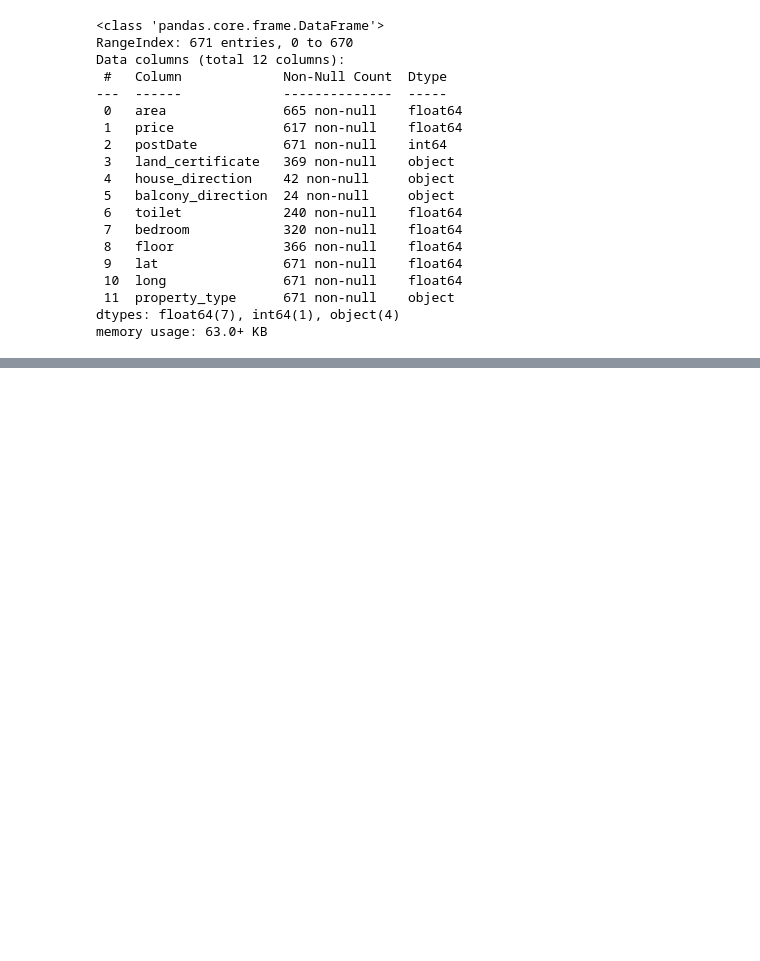
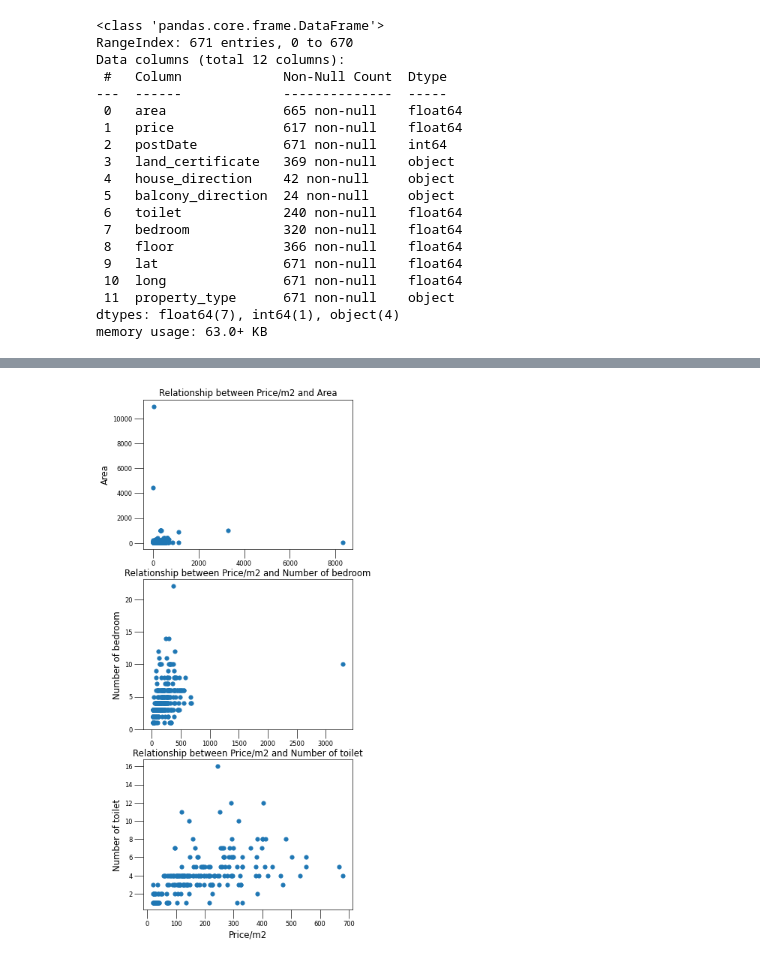
Before and after one commit to Trang27cl/testgit, a Jupyter notebook: house_price_Dống-Da_Hà-Nội_subdata.ipynb, the cells around one changed output, grey strips where cells are left out. Drawn from its saved outputs; the diff is of its cells as text; code cells hidden in the pictures; blank space fills up the shorter version.

```diff
--- a/house_price_Dống-Da_Hà-Nội_subdata.ipynb
+++ b/house_price_Dống-Da_Hà-Nội_subdata.ipynb
@@ -167,0 +170,23 @@ plt.show()
+# %%
+#Vẽ biểu đồ thể hiện sự thay đổi giá nhà trung bình trên 1m2 theo số lượng phòng ngủ, theo số phòng toilet hoặc theo diện tích.
+df['price_m2']=round(df['price']/df['area'],0)
+fig, ax = plt.subplots(3, 1,figsize = (6,15),dpi=60)
+ax[0].scatter(df['price_m2'],df['area'], s = 40)
+ax[1].scatter(df['price_m2'],df['bedroom'], s = 40)
+ax[2].scatter(df['price_m2'],df['toilet'], s = 40)
+
+ax[0].set_title('Relationship between Price/m2 and Area', fontsize = 14)
+ax[1].set_title('Relationship between Price/m2 and Number of bedroom', fontsize = 14)
+ax[2].set_title('Relationship between Price/m2 and Number of toilet', fontsize = 14)
+
+ax[0].set_ylabel('Area', fontsize = 14)
+ax[1].set_ylabel('Number of bedroom', fontsize = 14)
+ax[2].set_xlabel('Price/m2', fontsize = 14)
+ax[2].set_ylabel('Number of toilet', fontsize = 14)
+
+ax[0].tick_params(axis='both', size = 14)
+ax[1].tick_params(axis='both', size = 14)
+ax[2].tick_params(axis='both', size = 14)
+plt.show()
+# %% [output]
+[figure, added]
```
Also changed, not shown: parts of 7 cells of this notebook.
